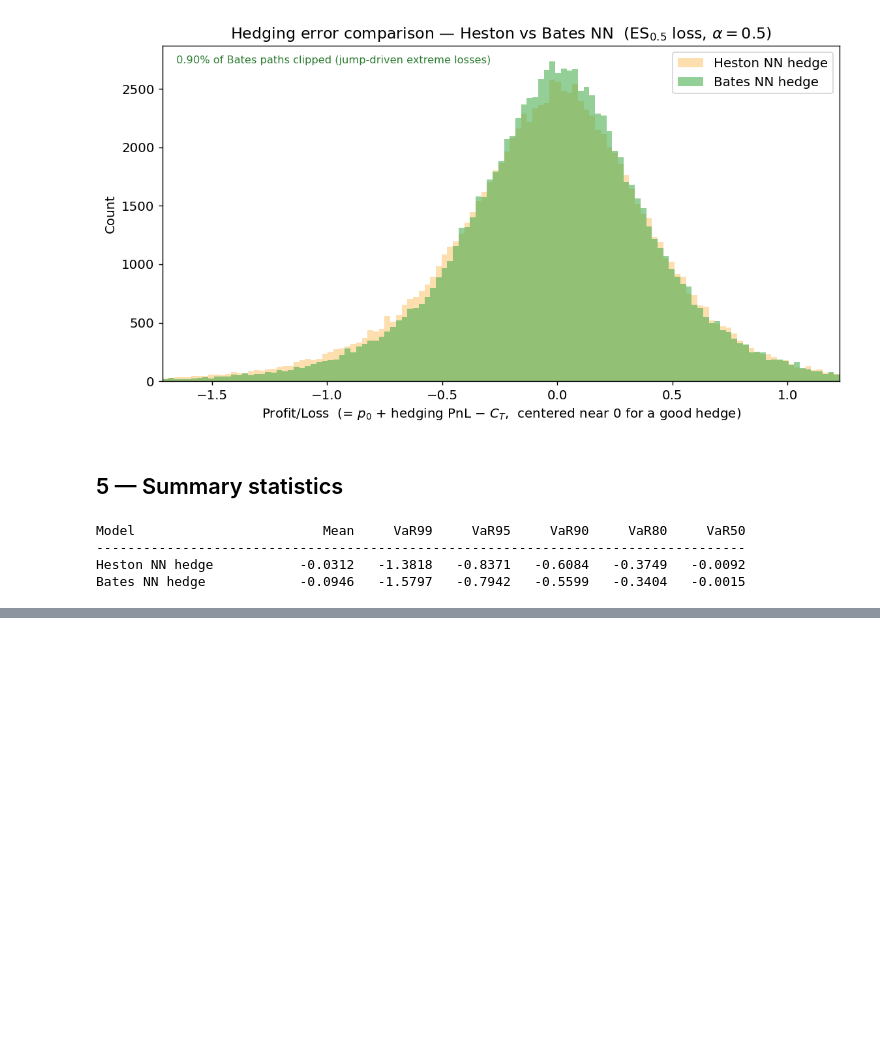
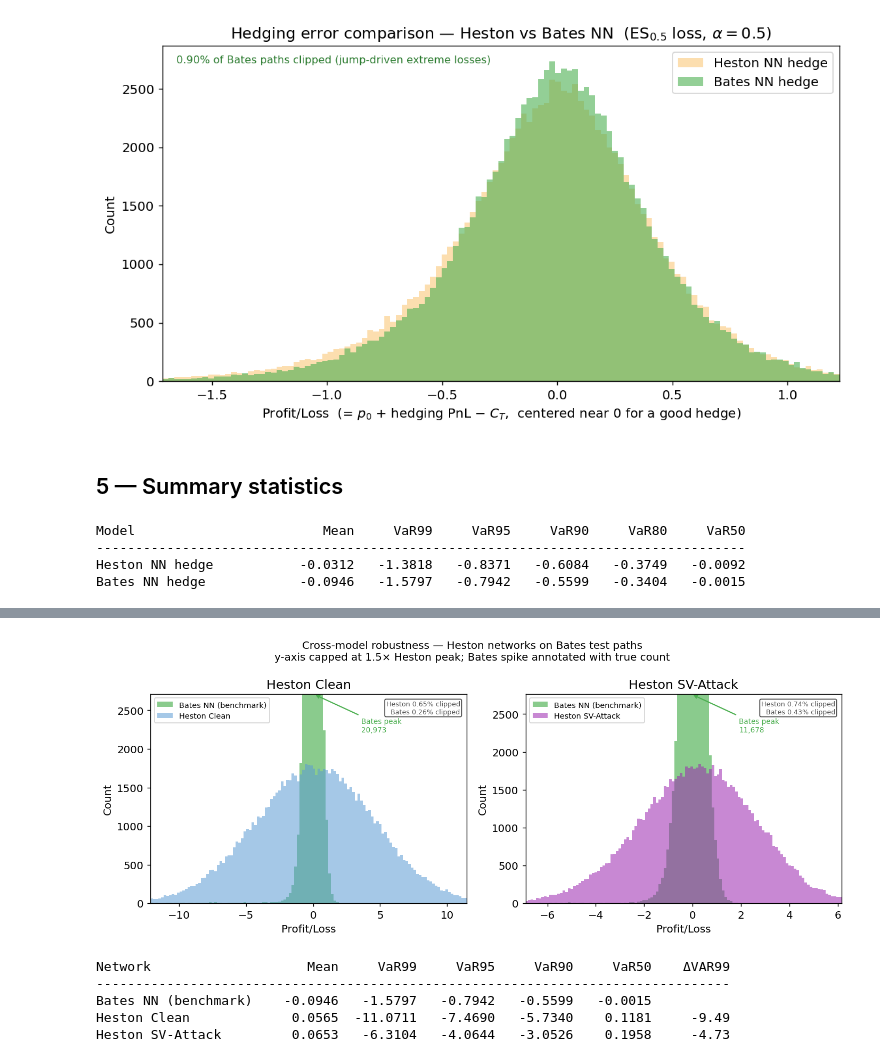
Before and after one commit to roberto-randelli/Deep-Hedging-and-its-Robustness, a Jupyter notebook: notebooks_outputs/bates_robustness_comparison.ipynb, the cells around one changed output, grey strips where cells are left out. Saved outputs shown, nothing was run; the diff lists cells and outputs as text; code cells hidden in the pictures; blank space fills up the shorter version.

```diff
--- a/notebooks_outputs/bates_robustness_comparison.ipynb
+++ b/notebooks_outputs/bates_robustness_comparison.ipynb
@@ -353,0 +673,78 @@ Bates NN hedge            -0.0946   -1.5797   -0.7942   -0.5599   -0.3404   -0.0
+# %%
+fig, axes = plt.subplots(1, 2, figsize=(11, 4.5))
+methods_plot = ('clean', 'SV')
+
+for ax, method in zip(axes, methods_plot):
+    arr_h = cross_pls[method]
+    arr_b = cross_pls['bates']
+
+    # x-axis: 1st–99th percentile of the Heston network (so its shape is visible)
+    lo = np.percentile(arr_h, 1.0)
+    hi = np.percentile(arr_h, 99.0)
+    margin = 0.05 * (hi - lo)
+    xlim = (lo - margin, hi + margin)
+    bins = np.linspace(*xlim, 120)
+
+    # Draw Bates first (background), then Heston on top
+    b_counts, _, _ = ax.hist(arr_b, bins=bins, alpha=0.65,
+                              color=CROSS_COLORS['bates'], label='Bates NN (benchmark)')
+    h_counts, _, _ = ax.hist(arr_h, bins=bins, alpha=0.55,
+                              color=CROSS_COLORS[method], label=CROSS_LABELS[method])
+
+    # Cap y-axis at 1.5× the Heston peak so its shape is fully visible.
+    # The Bates spike exceeds this cap and is annotated with its true height.
+    y_cap = max(h_counts) * 1.5
+    ax.set_ylim(0, y_cap)
+
+    bates_peak = int(b_counts.max())
+    if bates_peak > y_cap:
+        # Mark where the Bates spike is clipped with an arrow + label
+        peak_bin_centre = bins[b_counts.argmax()] + 0.5 * (bins[1] - bins[0])
+        ax.annotate(f'Bates peak\n{bates_peak:,}',
+                    xy=(peak_bin_centre, y_cap),
+                    xytext=(peak_bin_centre + 0.15*(xlim[1]-xlim[0]), y_cap * 0.82),
+                    fontsize=7.5, color=CROSS_COLORS['bates'],
+                    arrowprops=dict(arrowstyle='->', color=CROSS_COLORS['bates'], lw=1.2))
+
+    ax.set_xlim(xlim)
+    ax.set_xlabel('Profit/Loss')
+    ax.set_ylabel('Count')
+    ax.set_title(CROSS_LABELS[method])
+    ax.legend(fontsize=8, loc='upper left')
+
+    # Clipping stats
+    pct_h = 100 * (arr_h < xlim[0]).mean()
+    pct_b = 100 * (arr_b < xlim[0]).mean()
+    ax.text(0.98, 0.97,
+            f'Heston {pct_h:.2f}% clipped\nBates {pct_b:.2f}% clipped',
+            transform=ax.transAxes, va='top', ha='right',
+            fontsize=7, color='#555555',
+            bbox=dict(boxstyle='round,pad=0.2', facecolor='white', alpha=0.7))
+
+fig.suptitle('Cross-model robustness — Heston networks on Bates test paths\n'
+             'y-axis capped at 1.5× Heston peak; Bates spike annotated with true count',
+             fontsize=11)
+plt.tight_layout()
+plt.savefig(RESULTS_DIR / 'cross_model_robustness.png', bbox_inches='tight')
+plt.show()
+# %% [output]
+[figure, added]
+# %%
+var_levels = [0.99, 0.95, 0.90, 0.50]
+header = f"{'Network':<22} {'Mean':>8}" + "".join(f"{'VaR'+str(int(v*100)):>10}" for v in var_levels) + f"{'ΔVAR99':>10}"
+sep = '-' * len(header)
+print(header)
+print(sep)
+
+bates_var99 = np.quantile(cross_pls['bates'], 0.01)
+for method in ('bates', 'clean', 'SV'):
+    arr  = cross_pls[method]
+    qs   = [np.quantile(arr, 1 - v) for v in var_levels]
+    dvar = '' if method == 'bates' else f'{qs[0] - bates_var99:>+10.2f}'
+    print(f"{CROSS_LABELS[method]:<22} {arr.mean():>8.4f}" + "".join(f"{q:>10.4f}" for q in qs) + dvar)
+# %% [output]
+Network                    Mean     VaR99     VaR95     VaR90     VaR50    ΔVAR99
+---------------------------------------------------------------------------------
+Bates NN (benchmark)    -0.0946   -1.5797   -0.7942   -0.5599   -0.0015
+Heston Clean             0.0565  -11.0711   -7.4690   -5.7340    0.1181     -9.49
+Heston SV-Attack         0.0653   -6.3104   -4.0644   -3.0526    0.1958     -4.73
```
Also changed, not shown: parts of 12 cells of this notebook, 14 other files.
